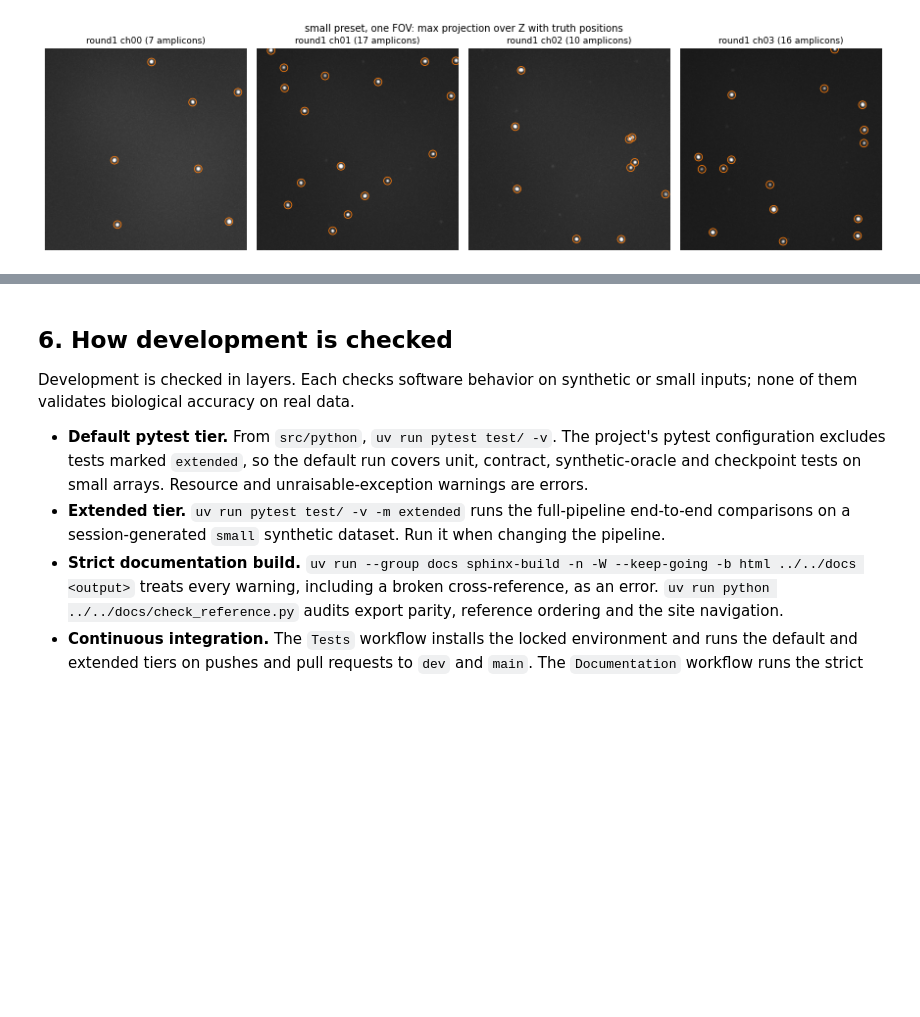
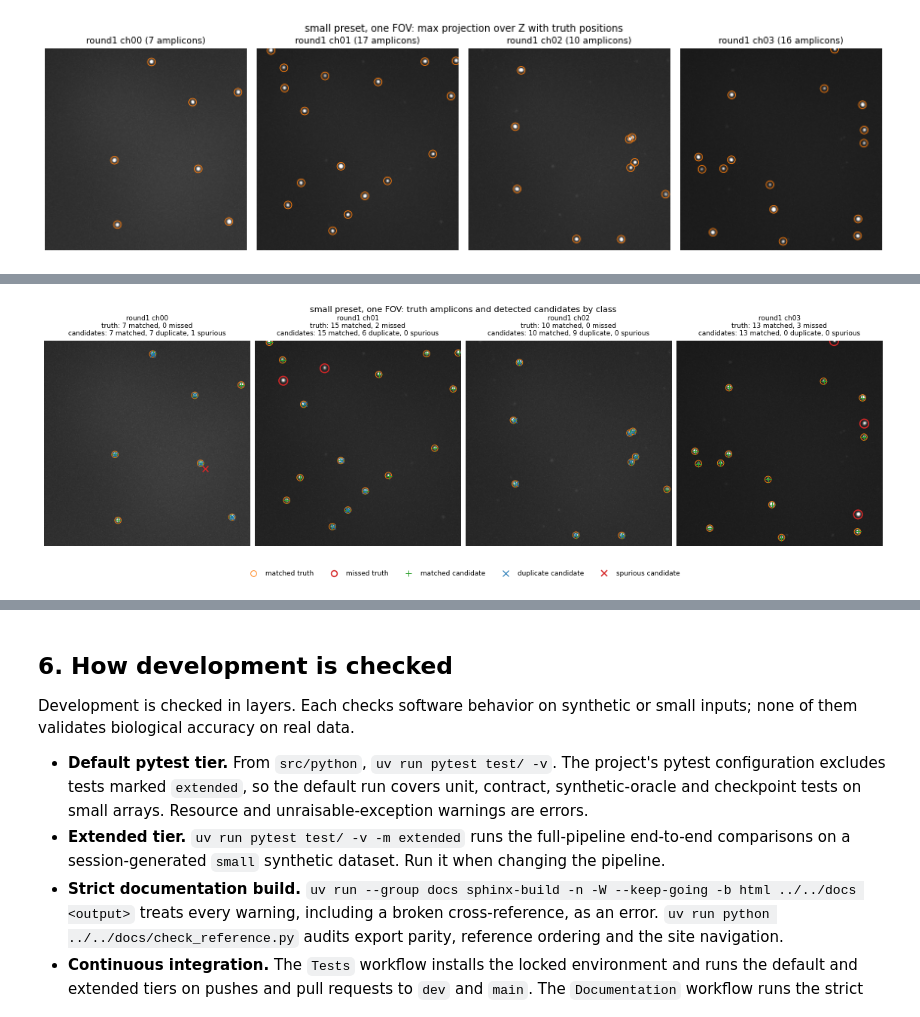
Before and after one commit to wanglab-broad/starfinder, a Jupyter notebook: example/introduction/starfinder_foundation_tour.ipynb, the cells around one changed output, grey strips where cells are left out. Cells and saved outputs as stored; diff of their text form; code cells hidden in the pictures; blank space fills up the shorter version.

Commit message:
feat(w-222): implement validated issue deliverables

```diff
--- a/example/introduction/starfinder_foundation_tour.ipynb
+++ b/example/introduction/starfinder_foundation_tour.ipynb
@@ -498,30 +581,27 @@ registration: max per-axis error 0.742 voxel, mean L2 error 0.612 voxel
 # %%
 in_frame = scene.round_truth.query("round_label == @reference_round").set_index("amplicon_id")
-truth = scene.formed.assign(gene=scene.formed.gene_id, color_seq=scene.formed.codeword)
+truth = scene.formed
 eligible = in_frame.loc[truth.amplicon_id, "center_in_bounds"].to_numpy(dtype=bool)
 matching = dict(policy="greedy", threshold=5.0, boundary="exclusive", eligible_reference=eligible, **geometry)
 
 
 def decoded_view(reads):
     # Join coordinates to reads on spot_id; row order follows the reads.
-    table = reads.merge(fov.spot_result.spots[["spot_id", "z", "y", "x"]], on="spot_id", validate="one_to_one")
-    return table.rename(columns={"gene_id": "gene", "observed_color_sequence": "color_seq"})
+    return reads.merge(fov.spot_result.spots[["spot_id", "z", "y", "x"]], on="spot_id", validate="one_to_one")
 
 
-candidates = decoded_view(fov.decoding_result.table)
-accepted = decoded_view(fov.filtering_result.accepted)
+candidates = decoded_view(fov.results["decoding"].table)
+accepted = decoded_view(fov.results["filtering"].accepted)
 spots = evaluate_spots(candidates[["z", "y", "x"]].to_numpy(), truth[["z", "y", "x"]].to_numpy(), **matching)
 reads = evaluate_decoding(accepted, truth, matches=evaluate_spots(
     accepted[["z", "y", "x"]].to_numpy(), truth[["z", "y", "x"]].to_numpy(), **matching))
 
-print("detection, all candidates:", spots.status)
+print("detection, all candidates:", spots)
 print(f"  eligible truth {spots.counts['eligible_reference']}, candidates {spots.counts['eligible_observed']}, "
       f"matched {spots.counts['matched']}")
-print(f"  recall {spots.values['recall']:.3f}, precision {spots.values['precision']:.3f}, "
-      f"mean distance {spots.values['mean_distance']:.3f} voxel")
-print("decoding, accepted reads:", reads.status)
+print("decoding, accepted reads:", reads)
 print(f"  matched {reads.counts['matched']} of {reads.counts['total_observed']} accepted reads; "
-      f"correct gene {reads.counts['correct_gene']}/{reads.counts['eligible_gene']}, "
-      f"correct color sequence {reads.counts['correct_color_seq']}/{reads.counts['eligible_color_seq']}")
+      f"correct gene {reads.counts['correct_gene_id']}/{reads.counts['eligible_gene_id']}, "
+      f"correct color sequence {reads.counts['correct_color_sequence']}/{reads.counts['eligible_color_sequence']}")
 print("  gene confusion:", reads.details["gene_confusion"] or "none")
 # %% [output]
@@ -539,0 +634,62 @@ matching amplicon lower precision; this notebook does not investigate their orig
+# %%
+from matplotlib.lines import Line2D
+
+pairs = spots.details["matched_pairs"]  # (truth row, candidate row, distance)
+matched_truth = {i for i, _, _ in pairs}
+matched_candidate = {j for _, j, _ in pairs}
+assert eligible.all()  # every amplicon centre is inside round 1's grid, so all truth is eligible
+
+truth_points = truth[["z", "y", "x"]].to_numpy()
+candidate_points = candidates[["z", "y", "x"]].to_numpy()
+# Exclusive boundary, as in the matching.
+near = np.linalg.norm(candidate_points[:, None] - truth_points[None], axis=-1) < matching["threshold"]
+truth_sequences = truth.color_sequence.astype(str).to_numpy()
+
+
+def candidate_class(j):
+    if j in matched_candidate:
+        return "matched candidate"
+    same = truth_sequences == str(candidates.observed_color_sequence.iloc[j])
+    if any(near[j, i] and same[i] for i in matched_truth):
+        return "duplicate candidate"
+    return "spurious candidate"
+
+
+marks = pd.concat([
+    pd.DataFrame(dict(population="truth", y=truth.y, x=truth.x,
+                      mark=["matched truth" if i in matched_truth else "missed truth" for i in range(len(truth))],
+                      channel=[codebook.color_to_channel[s[0]] for s in truth.color_sequence])),
+    pd.DataFrame(dict(population="candidates", y=candidates.y, x=candidates.x,
+                      mark=[candidate_class(j) for j in range(len(candidates))],
+                      channel=[codebook.color_to_channel[s[0]] for s in candidates.observed_color_sequence])),
+], ignore_index=True)
+
+styles = {
+    "matched truth": dict(marker="o", s=60, facecolors="none", edgecolors="tab:orange", linewidths=0.8),
+    "missed truth": dict(marker="o", s=110, facecolors="none", edgecolors="tab:red", linewidths=1.4),
+    "matched candidate": dict(marker="+", s=44, color="tab:green", linewidths=0.9),
+    "duplicate candidate": dict(marker="x", s=32, color="tab:blue", linewidths=1.0),
+    "spurious candidate": dict(marker="x", s=48, color="tab:red", linewidths=1.4),
+}
+per_channel = pd.crosstab(marks["mark"], marks["channel"]).reindex(index=list(styles), columns=range(4), fill_value=0)
+
+fig, axes = plt.subplots(1, 4, figsize=(14, 4.6), dpi=80, constrained_layout=True)
+fig.suptitle("small preset, one FOV: truth amplicons and detected candidates by class", fontsize=10)
+for c, axis in enumerate(axes):
+    axis.imshow(projection[..., c], cmap="gray", vmin=0, vmax=np.percentile(projection[..., c], 99.9))
+    for mark, style in styles.items():
+        here = marks[(marks["mark"] == mark) & (marks["channel"] == c)]
+        axis.scatter(here.x, here.y, **style)
+    n = per_channel[c]
+    axis.set_title(f"{reference_round} {scene.channel_labels[c]}\n"
+                   f"truth: {n['matched truth']} matched, {n['missed truth']} missed\n"
+                   f"candidates: {n['matched candidate']} matched, {n['duplicate candidate']} duplicate, "
+                   f"{n['spurious candidate']} spurious", fontsize=8)
+    axis.set_axis_off()
+handles = [Line2D([], [], linestyle="none", marker=style["marker"], markersize=7,
+                  markerfacecolor="none", markeredgecolor=style.get("edgecolors", style.get("color")),
+                  markeredgewidth=style["linewidths"]) for style in styles.values()]
+fig.legend(handles, list(styles), loc="outside lower center", ncol=5, fontsize=8, frameon=False)
+plt.show()
+# %% [output]
+[figure, added]
```
Also changed, not shown: parts of 32 cells of this notebook.
